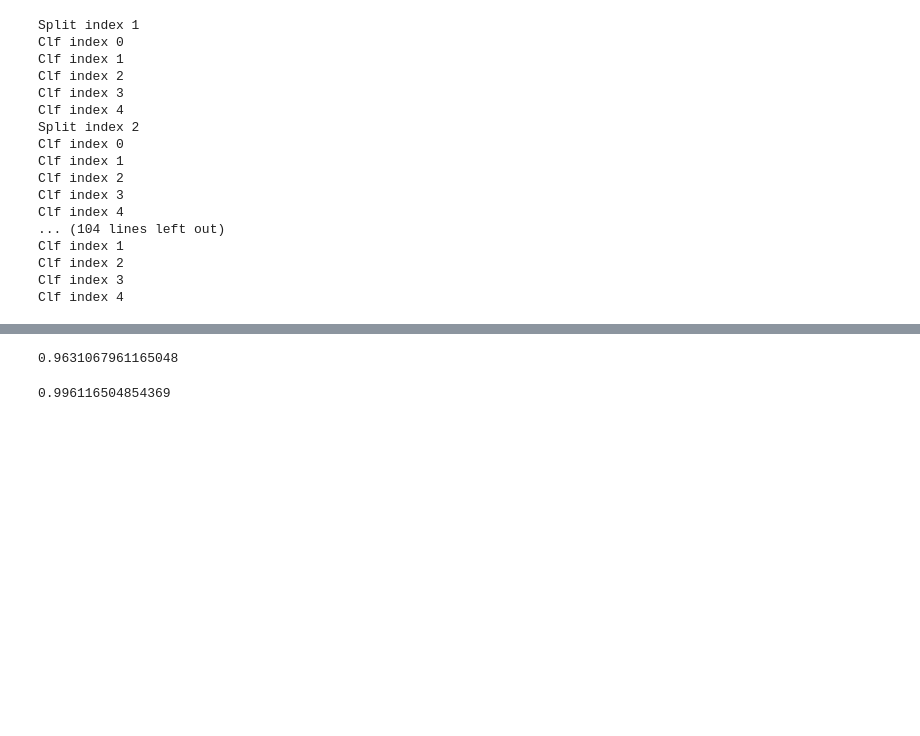
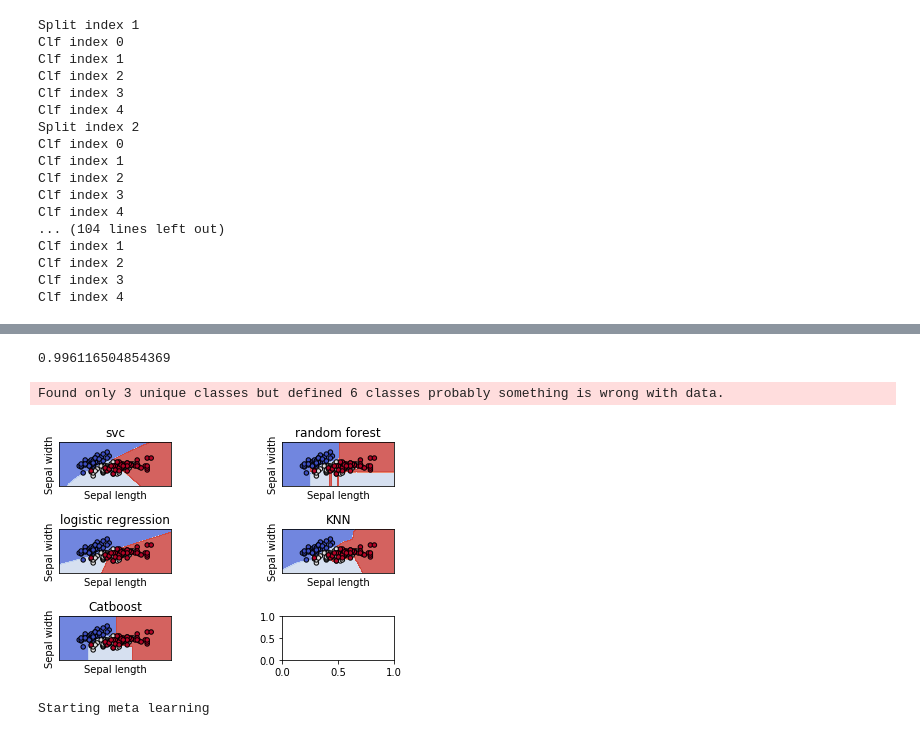
Before and after one commit to betcherj/DataMining_Proj, a Jupyter notebook: code.ipynb, the cells around one changed output, grey strips where cells are left out. Cells and saved outputs as stored; diff of their text form; code cells hidden in the pictures; blank space fills up the shorter version.

Commit message:
Fixed meta learner

```diff
--- a/code.ipynb
+++ b/code.ipynb
@@ -267 +255,10 @@ def use_trained_classifier(clf_index,clf,X_te,num_labels,level1,te_idx):
+# %%
+final_classifiers = [
+SVC(kernel="poly",C=.001,gamma=1,probability=True),
+RandomForestClassifier(bootstrap=False,max_depth=50,max_features='auto',min_samples_leaf=1,min_samples_split=2,n_estimators=1000),
+LogisticRegression(),
+KNeighborsClassifier(3),
+CatBoostClassifier(iterations=500,learning_rate=.03,depth=5, loss_function='MultiClass', logging_level='Silent', l2_leaf_reg=2, thread_count=8)
+]
+final_names = ["svc","random forest","logistic regression", "KNN", "Catboost"]
 # %%
@@ -321,7 +314,3 @@ test =  np.concatenate((level1_test,X_test),axis=1)
-# %%
-test_meta_classifiers(train,y_train,test,y_test)
-# %% [output]
-0.9631067961165048
 # %%
 def get_level1_test(X_train,y_train,X_test,classifiers):
     num_labels = len(set(y_train))
@@ -342,9 +331,6 @@ test_meta_classifiers(level1_train,y_train,level1_test_full_train,y_test)
 # %% [output]
 0.996116504854369
 # %%
-from sklearn import datasets
-
-
 def make_meshgrid(x, y, h=.02):
     """Create a mesh of points to plot in
 
@@ -357,58 +343,66 @@ def make_meshgrid(x, y, h=.02):
     Returns
     -------
     xx, yy : ndarray
     """
     x_min, x_max = x.min() - 1, x.max() + 1
     y_min, y_max = y.min() - 1, y.max() + 1
     xx, yy = np.meshgrid(np.arange(x_min, x_max, h),
                          np.arange(y_min, y_max, h))
     return xx, yy
 
 
 def plot_contours(ax, clf, xx, yy, **params):
     """Plot the decision boundaries for a classifier.
 
     Parameters
     ----------
     ax: matplotlib axes object
     clf: a classifier
     xx: meshgrid ndarray
     yy: meshgrid ndarray
     params: dictionary of params to pass to contourf, optional
     """
     Z = clf.predict(np.c_[xx.ravel(), yy.ravel()])
     Z = Z.reshape(xx.shape)
     out = ax.contourf(xx, yy, Z, **params)
     return out
 
-def plot_decision_boundaries(models,titles,meta):
-    # import some data to play with
-    iris = datasets.load_iris()
-    # Take the first two features. We could avoid this by using a two-dim dataset
-    X_iris = iris.data[:, :2]
-    y_iris = iris.target
+# import some data to play with
+iris = datasets.load_iris()
+# Take the first two features. We could avoid this by using a two-dim dataset
+X_iris = iris.data[:, :2]
+encoder = LabelEncoder()
+y_iris = encoder.fit_transform(iris.target)
+fitted_classifiers = [clf.fit(X_iris, y_iris) for clf in final_classifiers]
+# Set-up 2x2 grid for plotting.
+fig, sub = plt.subplots(3, 2)
+plt.subplots_adjust(wspace=1, hspace=1)
 
-    # we create an instance of SVM and fit out data. We do not scale our
-    # data since we want to plot the support vectors
-    C = 1.0  # SVM regularization parameter
-    models = (clf.fit(X_iris, y_iris) for clf in models)
-    # Set-up 2x2 grid for plotting.
-    fig, sub = plt.subplots(2, 2)
-    plt.subplots_adjust(wspace=0.4, hspace=0.4)
+X0, X1 = X_iris[:, 0], X_iris[:, 1]
+xx, yy = make_meshgrid(X0, X1)
 
-    X0, X1 = X_iris[:, 0], X_iris[:, 1]
-    xx, yy = make_meshgrid(X0, X1)
+for clf, title, ax in zip(fitted_classifiers, final_names, sub.flatten()):
+    plot_contours(ax, clf, xx, yy,
+                  cmap=plt.cm.coolwarm, alpha=0.8)
+    ax.scatter(X0, X1, c=y_iris, cmap=plt.cm.coolwarm, s=20, edgecolors='k')
 
-    for clf, title, ax in zip(models, titles, sub.flatten()):
-        plot_contours(ax, clf, xx, yy,
-                      cmap=plt.cm.coolwarm, alpha=0.8)
-        ax.scatter(X0, X1, c=y, cmap=plt.cm.coolwarm, s=20, edgecolors='k')
-        ax.set_xlim(xx.min(), xx.max())
-        ax.set_ylim(yy.min(), yy.max())
-        ax.set_xlabel('Sepal length')
-        ax.set_ylabel('Sepal width')
-        ax.set_xticks(())
-        ax.set_yticks(())
-        ax.set_title(title)
-
-    plt.show()
+    ax.set_xlim(xx.min(), xx.max())
+    ax.set_ylim(yy.min(), yy.max())
+    ax.set_xlabel('Sepal length')
+    ax.set_ylabel('Sepal width')
+    ax.set_xticks(())
+    ax.set_yticks(())
+    ax.set_title(title)
+plt.show()
+# %% [output]
+Found only 3 unique classes but defined 6 classes probably something is wrong with data.
+[figure, added]
+# %%
+meta_train = get_level_data(X_iris,y_iris,final_classifiers)
+meta_clf = RidgeClassifier(normalize=True, class_weight='balanced')
+meta_clf.fit(meta_train,y_iris)
+test_data = get_level1_test(X_iris, y_iris,np.c_[xx.ravel(), yy.ravel()],final_classifiers)
+meta_z = meta_clf.predict(test_data)
+meta_z = meta_z.reshape(xx.shape)
+# %% [output]
+Starting meta learning
```
Also changed, not shown: parts of 23 cells of this notebook.
